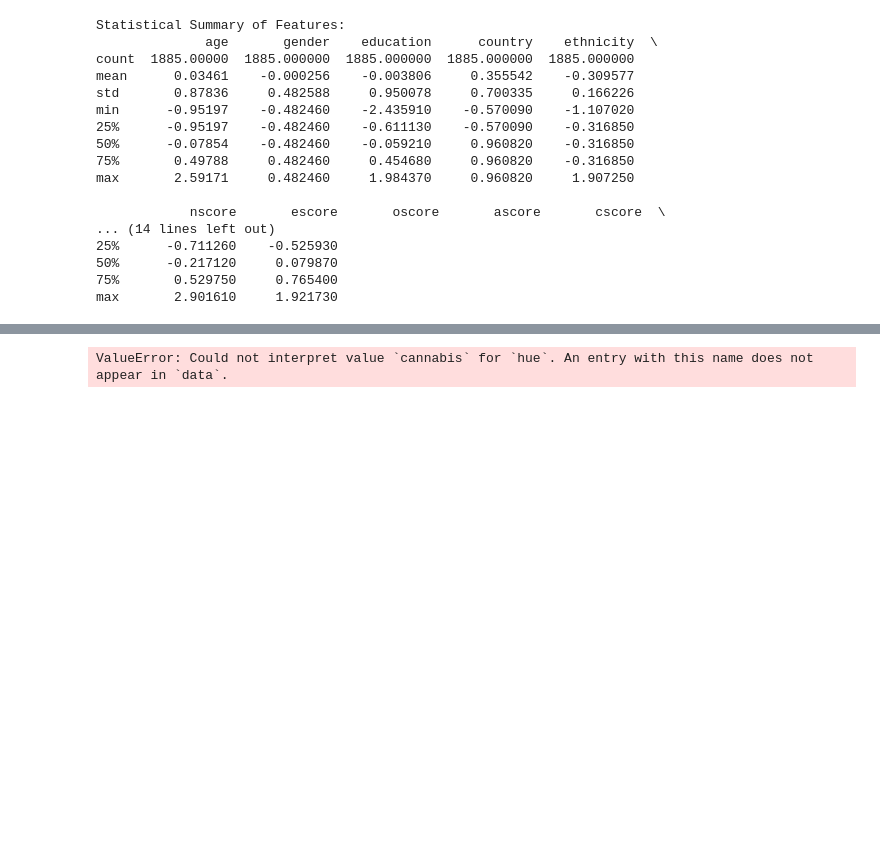
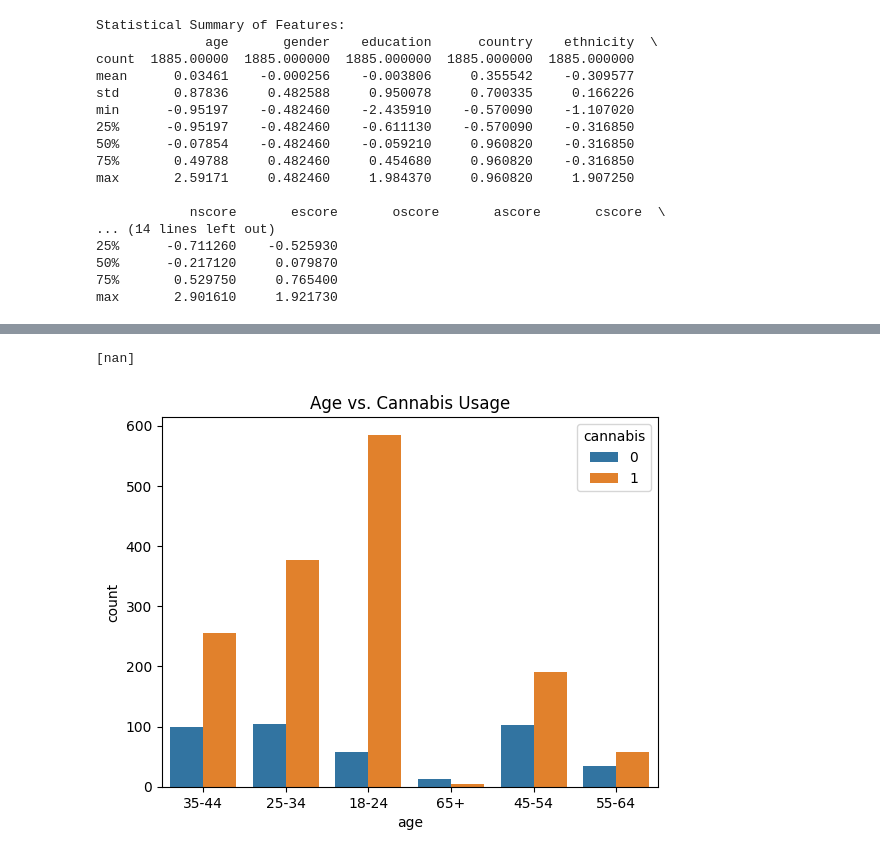
Before and after one commit to rohanxavier33/finalDrug, a Jupyter notebook: final.ipynb, the cells around one changed output, grey strips where cells are left out. Saved outputs shown, nothing was run; the diff lists cells and outputs as text; code cells hidden in the pictures; blank space fills up the shorter version.

```diff
--- a/final.ipynb
+++ b/final.ipynb
@@ -110,8 +79,8 @@ max       2.59171     0.482460     1.984370     0.960820     1.907250
 max       2.901610     1.921730
 # %%
 # Binary encoding for drug usage
-for col in X.columns[12:]:
-    X[col] = X[col].map({'CL0': 0, 'CL1': 1, 'CL2': 1, 'CL3': 1, 'CL4': 1, 'CL5': 1, 'CL6': 1})
+for col in df.columns[12:]:
+    df[col] = df[col].map({'CL0': 0, 'CL1': 1, 'CL2': 1, 'CL3': 1, 'CL4': 1, 'CL5': 1, 'CL6': 1})
 
 # Map demographic variables for interpretability
 age_mapping = {-0.95197: "18-24", -0.07854: "25-34", 0.49788: "35-44", 1.09449: "45-54", 1.82213: "55-64", 2.59171: "65+"}
@@ -122,6 +91,20 @@ education_mapping = {
     1.16365: "Masters degree", 1.98437: "Doctorate"
 }
 
-X['age'] = X['age'].map(age_mapping)
-X['gender'] = X['gender'].map(gender_mapping)
-X['education'] = X['education'].map(education_mapping)
+# Create a copy of the data to avoid warnings
+df = df.copy()
+# Map the age column and explicitly convert to object
+df['age_mapped'] = df['age'].map(age_mapping)
+df['age_mapped'] = df['age_mapped'].astype('object')
+
+# Map the gender column
+df['gender_mapped'] = df['gender'].map(gender_mapping)
+df['gender_mapped'] = df['gender_mapped'].astype('object')
+
+# Map the education column
+df['education_mapped'] = df['education'].map(education_mapping)
+df['education_mapped'] = df['education_mapped'].astype('object')
+
+# Drop the original columns and rename the new ones if needed
+df.drop(columns=['age', 'gender', 'education'], inplace=True)
+df.rename(columns={'age_mapped': 'age', 'gender_mapped': 'gender', 'education_mapped': 'education'}, inplace=True)
@@ -144,13 +120,17 @@ See the caveats in the documentation: https://pandas.pydata.org/pandas-docs/stab
+# %%
+print(df['cannabis'].unique())  # Replace 'cannabis' with the actual column name if different
+# %% [output]
+[nan]
 # %%
 import seaborn as sns
 import matplotlib.pyplot as plt
 
 # Bar plot for age vs. drug usage
-sns.countplot(data=X, x='age', hue='cannabis')  # Replace 'cannabis' with any drug variable
+sns.countplot(data=df, x='age', hue='cannabis')  # Replace 'cannabis' with any drug variable
 plt.title("Age vs. Cannabis Usage")
 plt.show()
 # %% [output]
-ValueError: Could not interpret value `cannabis` for `hue`. An entry with this name does not appear in `data`.
+[figure, added]
 # %%
 # Correlation heatmap for numeric features
 plt.figure(figsize=(12, 8))
```
Also changed, not shown: parts of 12 cells of this notebook.
